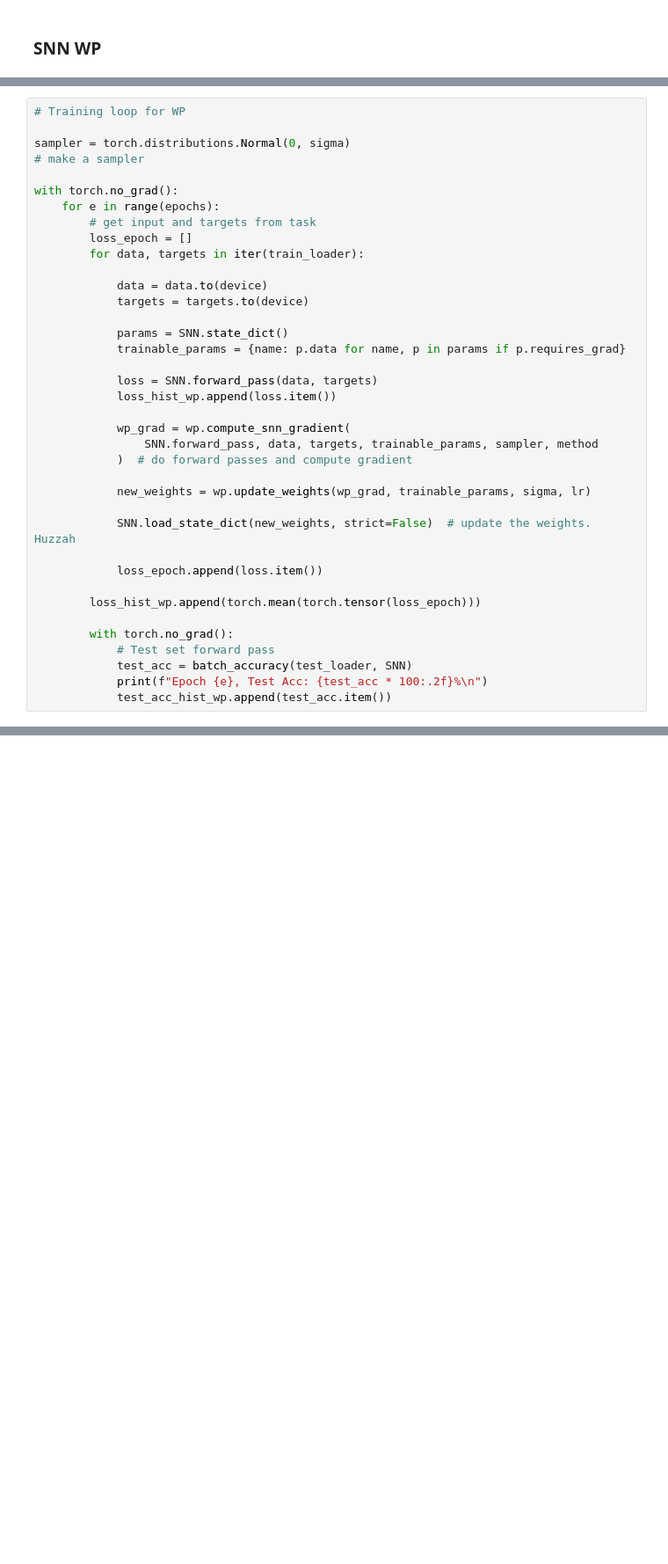
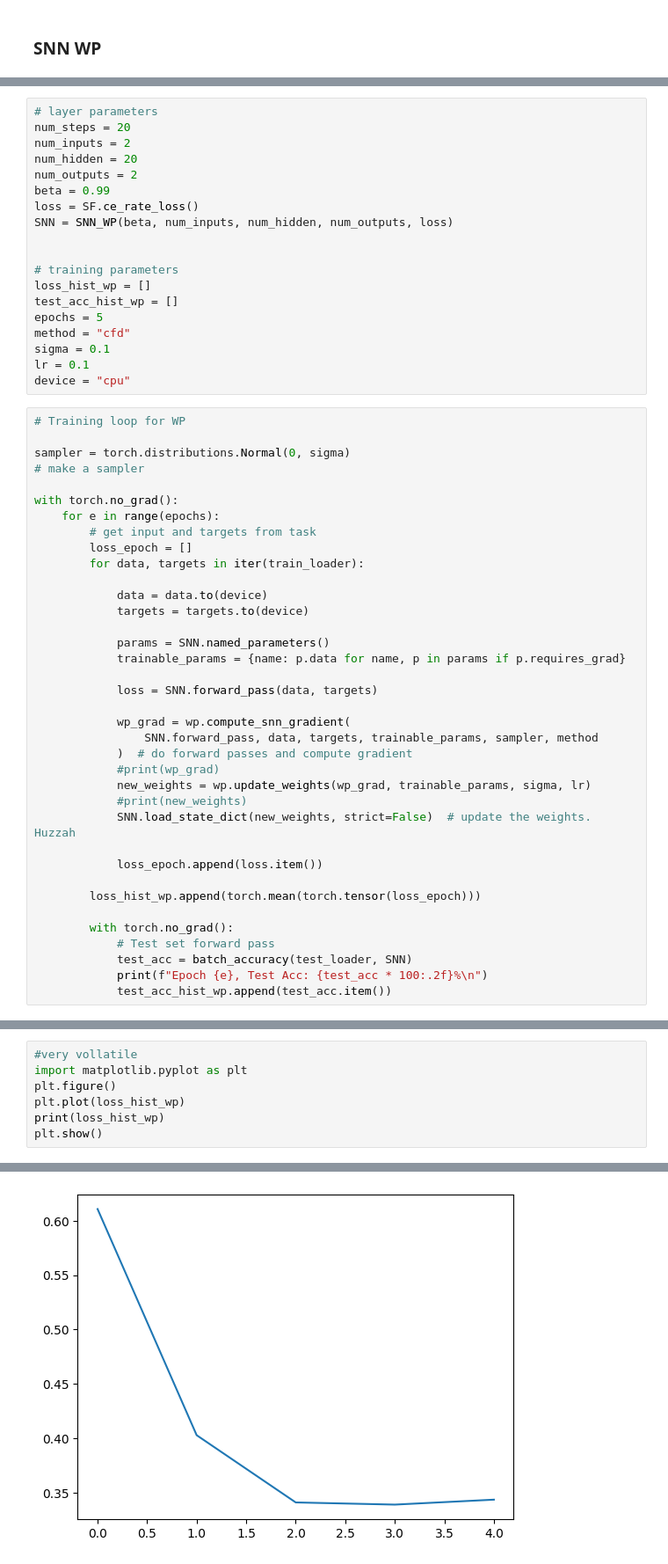
Before and after one commit to ellahas/snn-wp, a Jupyter notebook: SNN_WP_classification.ipynb, the cells around one changed output, grey strips where cells are left out. Shown at 88% size. Drawn from its saved outputs; the diff is of its cells as text; blank space fills up the shorter version.

Commit message:
Add corrected training loop for Classification

```diff
--- a/SNN_WP_classification.ipynb
+++ b/SNN_WP_classification.ipynb
@@ -187,6 +227,25 @@ def batch_accuracy(test_loader, net):
             total += spk_rec.size(1)
 
     return acc / total
+# %%
+# layer parameters
+num_steps = 20
+num_inputs = 2
+num_hidden = 20
+num_outputs = 2
+beta = 0.99
+loss = SF.ce_rate_loss()
+SNN = SNN_WP(beta, num_inputs, num_hidden, num_outputs, loss)
+
+
+# training parameters
+loss_hist_wp = []
+test_acc_hist_wp = []
+epochs = 5
+method = "cfd"
+sigma = 0.1
+lr = 0.1
+device = "cpu"
 # %%
 # Training loop for WP
 
@@ -202,18 +261,17 @@ with torch.no_grad():
             data = data.to(device)
             targets = targets.to(device)
 
-            params = SNN.state_dict()
+            params = SNN.named_parameters()
             trainable_params = {name: p.data for name, p in params if p.requires_grad}
 
             loss = SNN.forward_pass(data, targets)
-            loss_hist_wp.append(loss.item())
 
             wp_grad = wp.compute_snn_gradient(
                 SNN.forward_pass, data, targets, trainable_params, sampler, method
             )  # do forward passes and compute gradient
-
+            #print(wp_grad)
             new_weights = wp.update_weights(wp_grad, trainable_params, sigma, lr)
-
+            #print(new_weights)
             SNN.load_state_dict(new_weights, strict=False)  # update the weights. Huzzah
 
             loss_epoch.append(loss.item())
@@ -227,0 +296,8 @@ with torch.no_grad():
+# %%
+#very vollatile
+import matplotlib.pyplot as plt
+plt.figure()
+plt.plot(loss_hist_wp)
+print(loss_hist_wp)
+plt.show()
+# %% [output]
@@ -227,0 +305 @@ with torch.no_grad():
+[figure, added]
```
Also changed, not shown: parts of 14 cells of this notebook.
